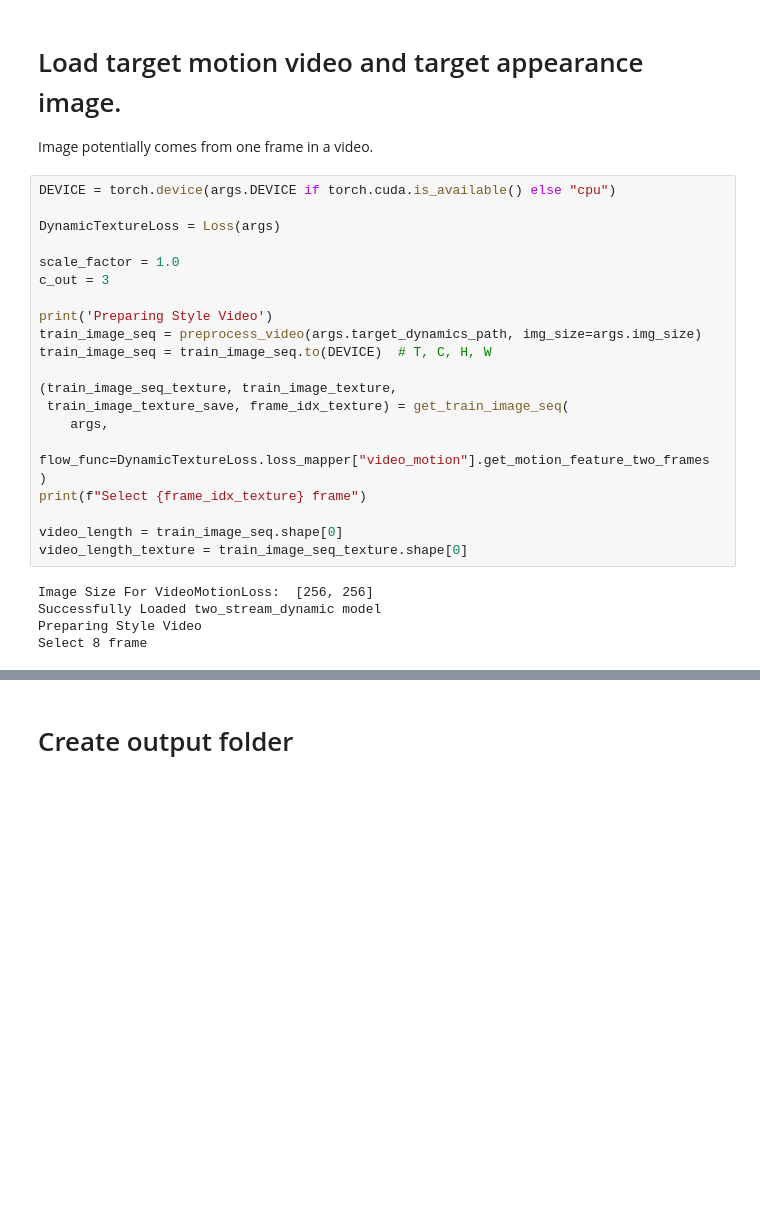
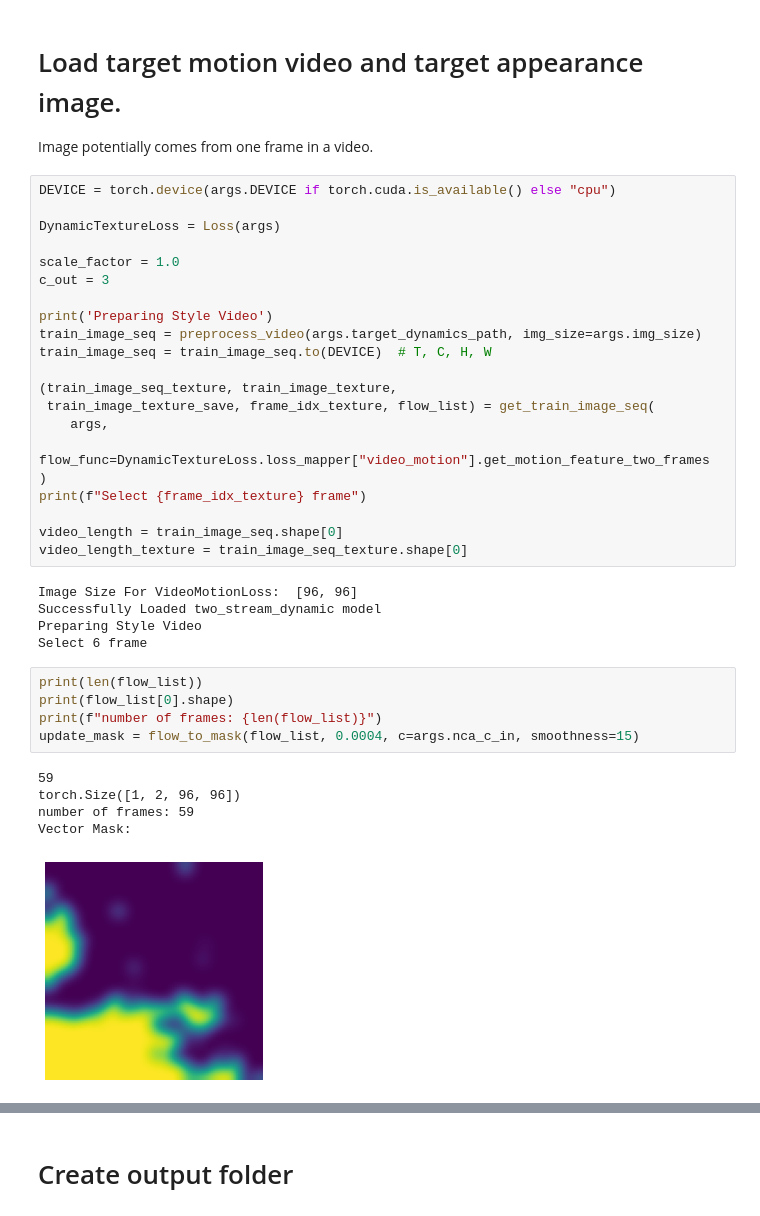
Before and after one commit to Morpheo1/DyNCAwithCLIP, a Jupyter notebook: notebooks/video_motion.ipynb, the cells around one changed output, grey strips where cells are left out. Drawn from its saved outputs; the diff is of its cells as text; blank space fills up the shorter version.

```diff
--- a/notebooks/video_motion.ipynb
+++ b/notebooks/video_motion.ipynb
@@ -105,7 +106,7 @@ train_image_seq = preprocess_video(args.target_dynamics_path, img_size=args.img_
 train_image_seq = train_image_seq.to(DEVICE)  # T, C, H, W
 
 (train_image_seq_texture, train_image_texture,
- train_image_texture_save, frame_idx_texture) = get_train_image_seq(
+ train_image_texture_save, frame_idx_texture, flow_list) = get_train_image_seq(
     args,
     flow_func=DynamicTextureLoss.loss_mapper["video_motion"].get_motion_feature_two_frames
 )
@@ -114,10 +115,21 @@ print(f"Select {frame_idx_texture} frame")
 video_length = train_image_seq.shape[0]
 video_length_texture = train_image_seq_texture.shape[0]
 # %% [output]
-Image Size For VideoMotionLoss:  [256, 256]
+Image Size For VideoMotionLoss:  [96, 96]
 Successfully Loaded two_stream_dynamic model
 Preparing Style Video
-Select 8 frame
+Select 6 frame
+# %%
+print(len(flow_list))
+print(flow_list[0].shape)
+print(f"number of frames: {len(flow_list)}")
+update_mask = flow_to_mask(flow_list, 0.0004, c=args.nca_c_in, smoothness=15)
+# %% [output]
+59
+torch.Size([1, 2, 96, 96])
+number of frames: 59
+Vector Mask:
+[figure, added]
 # %%
 print("Target Appearance Image: ")
 plt.imshow(train_image_texture_save)
```
Also changed, not shown: parts of 8 cells of this notebook, 4 other files.
